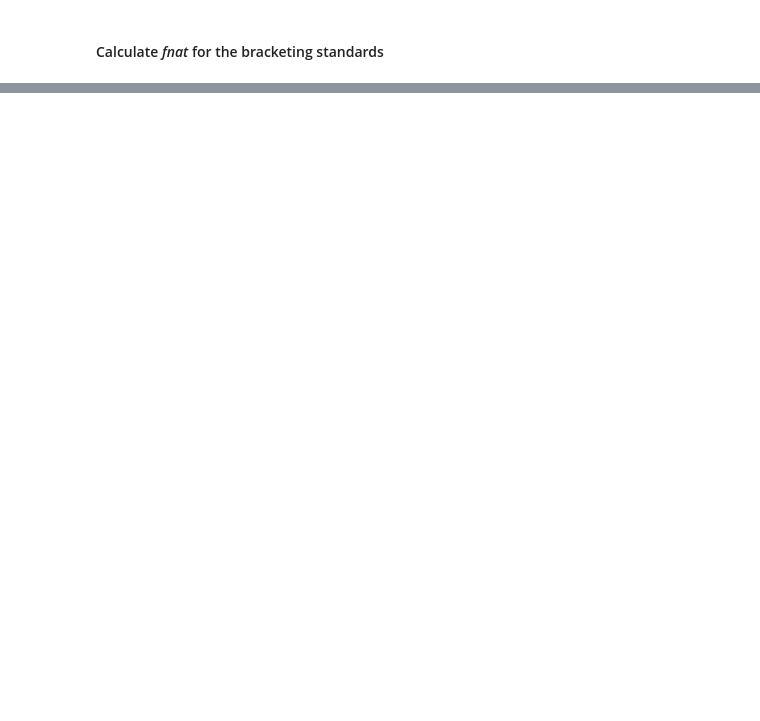
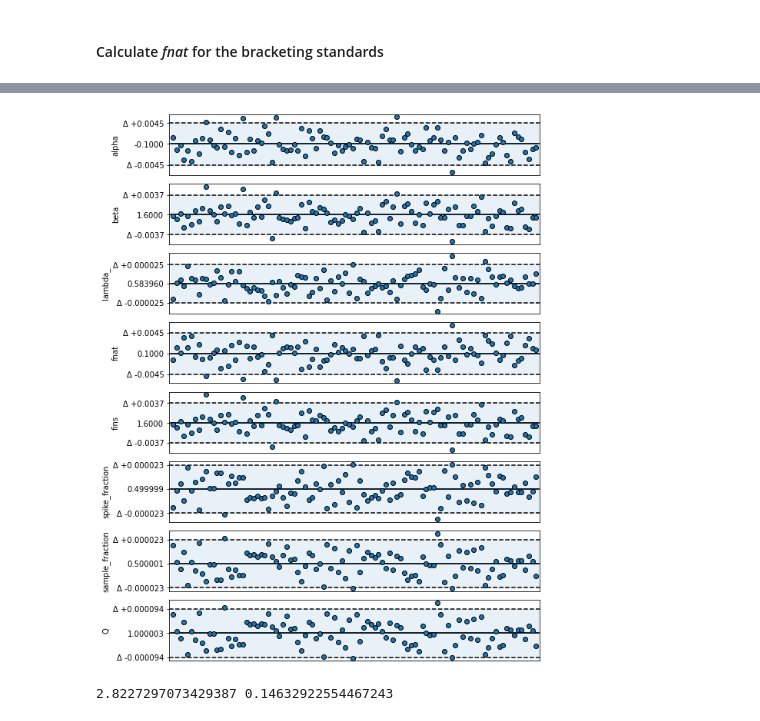
Before and after one commit to mattias-ek/isopy, a Jupyter notebook: docs/examples/ds_example.ipynb, the cells around one changed output, grey strips where cells are left out. Saved outputs shown, nothing was run; the diff lists cells and outputs as text; code cells hidden in the pictures; blank space fills up the shorter version.

```diff
--- a/docs/examples/ds_example.ipynb
+++ b/docs/examples/ds_example.ipynb
@@ -264,0 +205,9 @@ isopy.tb.plot_hcompare(axes)
+# %%
+sample_result = process_sample(sample)
+# %% [output]
+[figure, added]
+# %%
+delta_85 = isopy.tb.ds_Delta.delta('pd108/pd105', sample_result, , bracket1_result, bracket2_result)
+print(np.mean(delta_85), isopy.sd2(delta_85))
+# %% [output]
+2.8227297073429387 0.14632922554467243
```
Also changed, not shown: parts of 19 cells of this notebook, 2 other files.
